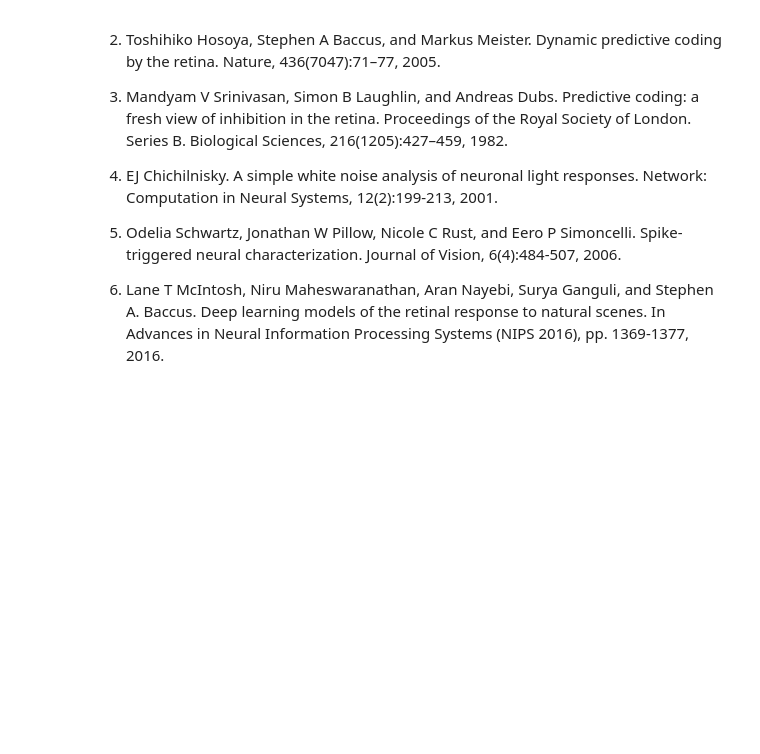
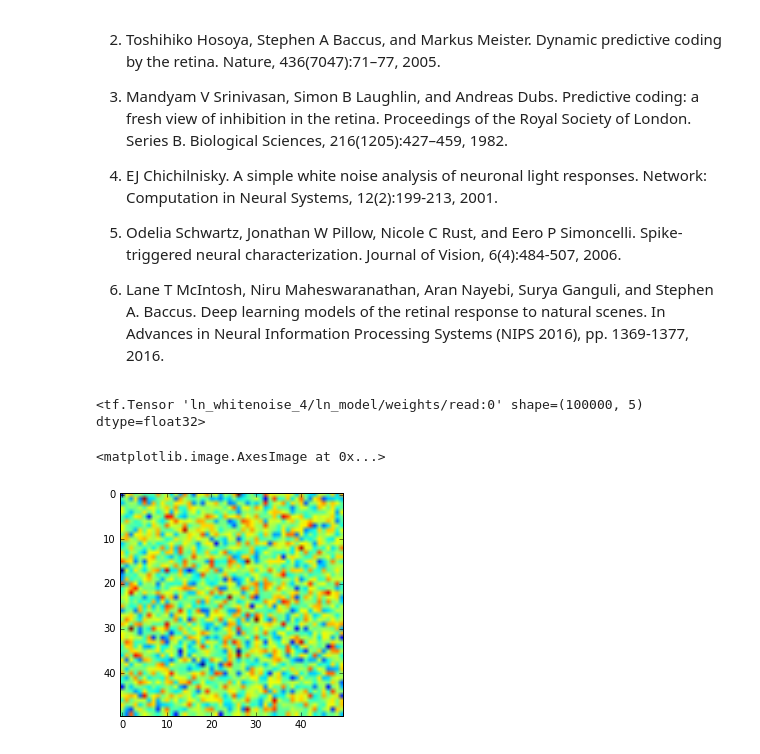
Before and after one commit to neuroailab/psych253, a Jupyter notebook: Lecture11.ipynb, the cells around one changed output. Saved outputs shown, nothing was run; the diff lists cells and outputs as text; code cells hidden in the pictures; blank space fills up the shorter version.

```diff
--- a/Lecture11.ipynb
+++ b/Lecture11.ipynb
@@ -214,3 +273,0 @@ out[0].shape
-# %%
-with tf.variable_scope("ln_test5", reuse=tf.AUTO_REUSE):
-    cls.fit(out[0][40:], out[1])
@@ -310,0 +505,15 @@ The material in this lecture was adapted from an assigment in CS 375 taught in F
+# %%
+w = sess.run(cls.model.op.inputs[0].op.inputs[0].op.inputs[1])
+# %%
+cls.model.op.inputs[0].op.inputs[0].op.inputs[1]
+# %% [output]
+<tf.Tensor 'ln_whitenoise_4/ln_model/weights/read:0' shape=(100000, 5) dtype=float32>
+# %%
+wrs = w.reshape((40, 50, 50, 5))
+# %%
+a, b = decompose(wrs[:,:,:, 4])
+# %%
+plt.imshow(a)
+# %% [output]
+<matplotlib.image.AxesImage at 0x...>
+[figure, added]
```
Also changed, not shown: parts of 29 cells of this notebook, 1 other file.
